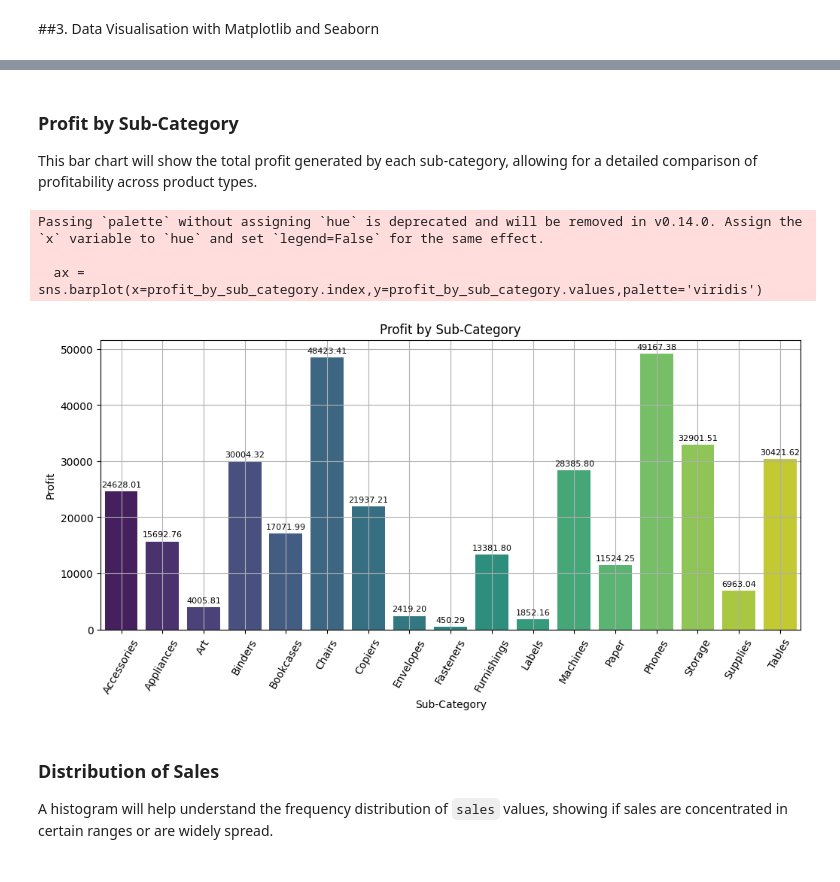
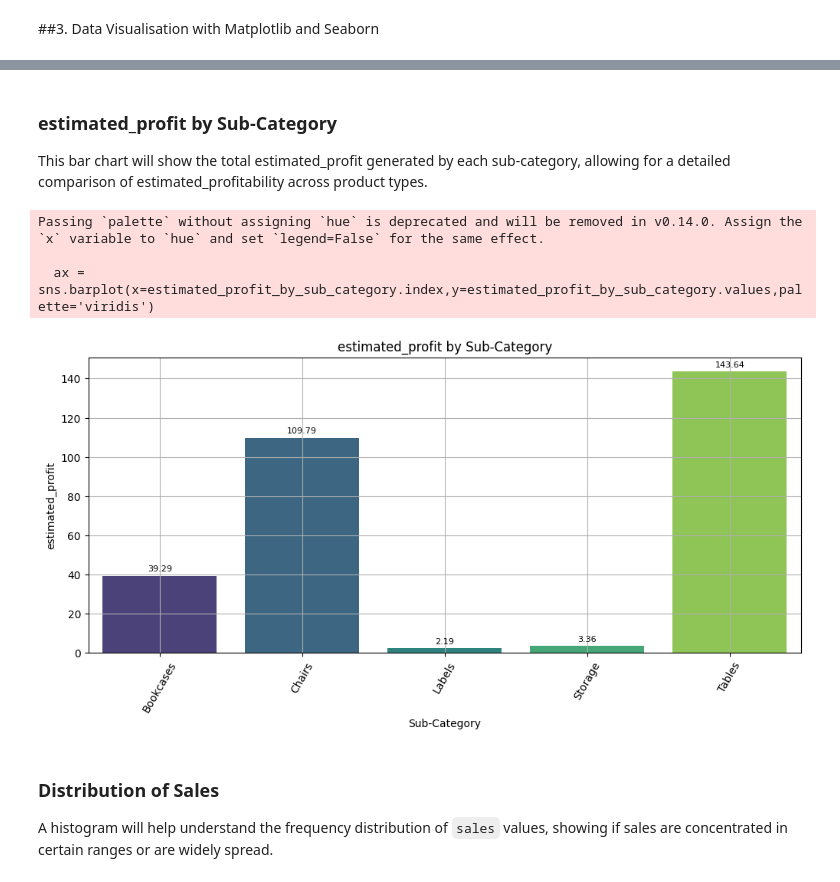
Before and after one commit to SindhaAshish/Super-Store-Sales, a Jupyter notebook: Superstore_Sales_1.ipynb, the cells around one changed output, grey strips where cells are left out. Drawn from its saved outputs; the diff is of its cells as text; code cells hidden in the pictures.

```diff
--- a/Superstore_Sales_1.ipynb
+++ b/Superstore_Sales_1.ipynb
@@ -141,2 +76,2 @@ df.drop_duplicates().head()
 # %%
-df.dropna().head()
+df=df.dropna().head()
@@ -174,7 +90,7 @@ display(df.describe())
 # %% [markdown]
 ## 2. Exploratory Data Analysis
 # %%
-df['Order Date'] = pd.to_datetime(df['Order Date'])
-df['Ship Date'] = pd.to_datetime(df['Ship Date'])
-display(df[['Order Date','Ship Date']].head())
+df['order_date'] = pd.to_datetime(df['order_date'])
+df['ship_date'] = pd.to_datetime(df['ship_date'])
+display(df[['order_date','ship_date']].head())
 # %% [output]
@@ -185,7 +101,7 @@ display(df[['Order Date','Ship Date']].head())
 | 3 | 2016-10-11 | 2016-10-18 |
 | 4 | 2016-10-11 | 2016-10-18 |
 # %%
-df['Fastest Shiping Days'] = df['Ship Date'] - df['Order Date']
-df['Fastest Shiping Days'] = df['Fastest Shiping Days'].dt.days
+df['fastest_shiping_days'] = df['ship_date'] - df['order_date']
+df['fastest_shiping_days'] = df['fastest_shiping_days'].dt.days
 df.head()
 # %% [output]
@@ -298,5 +191,5 @@ display(profit_by_category)
 dtype: float32
 # %%
-profit_by_sub_category = df.groupby('sub-category')['profit'].sum()
-display(profit_by_sub_category)
+estimated_profit_by_sub_category = df.groupby('sub-category')['estimated_profit'].sum()
+display(estimated_profit_by_sub_category)
 # %% [output]
@@ -392,27 +273,27 @@ Passing `palette` without assigning `hue` is deprecated and will be removed in v
 # %% [markdown]
-### Profit by Sub-Category
-This bar chart will show the total profit generated by each sub-category, allowing for a detailed comparison of profitability across product types.
+### estimated_profit by Sub-Category
+This bar chart will show the total estimated_profit generated by each sub-category, allowing for a detailed comparison of estimated_profitability across product types.
 # %%
 plt.figure(figsize=(12,5))
-ax = sns.barplot(x=profit_by_sub_category.index,y=profit_by_sub_category.values,palette='viridis')
-plt.title('Profit by Sub-Category')
+ax = sns.barplot(x=estimated_profit_by_sub_category.index,y=estimated_profit_by_sub_category.values,palette='viridis')
+plt.title('estimated_profit by Sub-Category')
 plt.xlabel('Sub-Category')
-plt.ylabel('Profit')
+plt.ylabel('estimated_profit')
 plt.grid()
 plt.xticks(rotation=60)
 
 #Add Data Points on Bars
 for p in ax.patches:
     ax.annotate(f'{p.get_height():.2f}',(p.get_x()+p.get_width()/2.,p.get_height()),
     ha='center',va='top',xytext=(0,10),textcoords='offset points',fontsize=8)
 
 #plt.tight_layout()
 plt.show()
 # %% [output]
 Passing `palette` without assigning `hue` is deprecated and will be removed in v0.14.0. Assign the `x` variable to `hue` and set `legend=False` for the same effect.
 
-  ax = sns.barplot(x=profit_by_sub_category.index,y=profit_by_sub_category.values,palette='viridis')
+  ax = sns.barplot(x=estimated_profit_by_sub_category.index,y=estimated_profit_by_sub_category.values,palette='viridis')
-[figure, old version]
+[figure, new version]
 # %% [markdown]
 ### Distribution of Sales
 A histogram will help understand the frequency distribution of `sales` values, showing if sales are concentrated in certain ranges or are widely spread.
```
Also changed, not shown: parts of 37 cells of this notebook.
